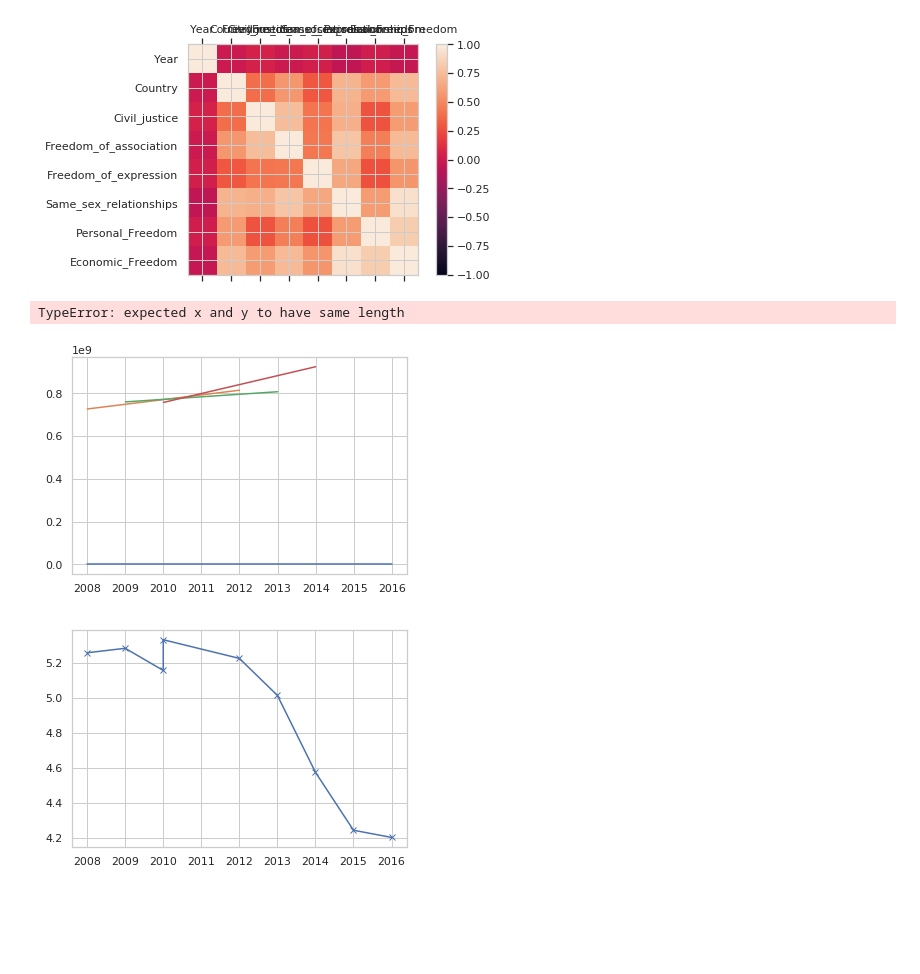
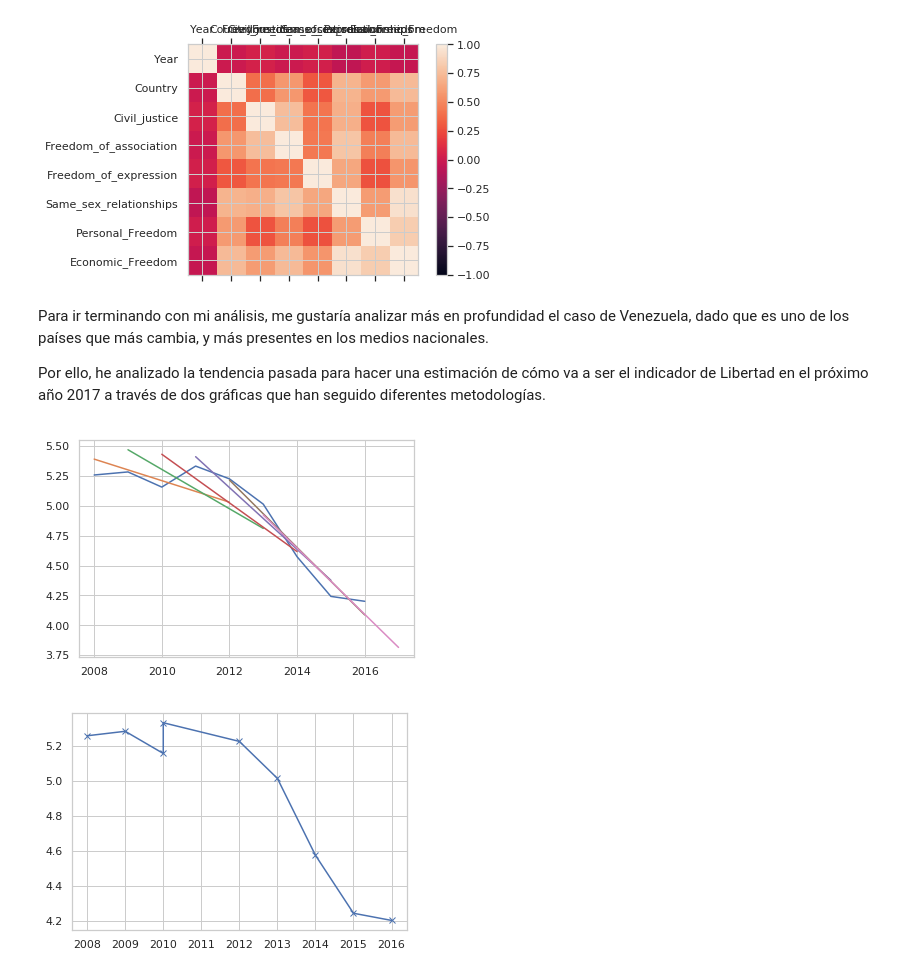
Before and after one commit to alejandroperela/datamad0119, a Jupyter notebook: module-1/pipelines-project/your-code/Code.ipynb, the cells around one changed output. Saved outputs shown, nothing was run; the diff lists cells and outputs as text; code cells hidden in the pictures; blank space fills up the shorter version.

```diff
--- a/module-1/pipelines-project/your-code/Code.ipynb
+++ b/module-1/pipelines-project/your-code/Code.ipynb
@@ -409,45 +433,44 @@ ax.set_yticklabels(data)
 plt.show()
 # %% [output]
 [figure]
+# %% [markdown]
+Para ir terminando con mi análisis, me gustaría analizar más en profundidad el caso de Venezuela, dado que es uno de los países que más cambia, y más presentes en los medios nacionales.
+
+Por ello, he analizado la tendencia pasada para hacer una estimación de cómo va a ser el indicador de Libertad en el próximo año 2017 a través de dos gráficas que han seguido diferentes metodologías.
 # %%
-import pylab
-from numpy import polyfit, poly1d, linspace
-import matplotlib.pyplot as plt
-
-data = [[5.257879, 2008, 12],
+data_plot = [[5.257879, 2008, 12],
         [5.283514, 2009, 12],
         [5.156619, 2010, 12],
         [5.332458, 2011, 12],
         [5.225650, 2012, 12],
         [5.013857, 2013, 12],
         [4.573730, 2014, 12],
         [4.241750, 2015, 12],
         [4.200724, 2016, 12]]
 
-freedom = [i[0] for i in data]
-years = [i[1] for i in data]
+freedom = [i[0] for i in data_plot]
+years = [i[1] for i in data_plot]
 
 plt.plot(years, freedom)
 
 for i in range(0, len(data)-3):
     # interpolate values
     # you can choose for yourself how many point should be taken into account
     # as well as the degree of interpolation (the last variable mentioned)
-    z = polyfit(years[i:i+3],values[i:i+3], 1)
+    z = polyfit(years[i:i+7],freedom[i:i+7], 1)
     p = poly1d(z)
     # extrapolate interpolation by 1
     start_year = years[i]
     end_year = years[i+3] + 1
     # plot values
     x = linspace(start_year, end_year, 10)
 
     y = p(x)
     plt.plot(x, y)
 
 plt.show()
 # %% [output]
-TypeError: expected x and y to have same length
-[figure, old version]
+[figure, new version]
 # %%
 data_year = [2008,2009,2010,2010,2012,2013,2014,2015,2016]
 data_freedom = [5.257879,5.283514,5.156619,5.332458,5.225650,5.013857,4.573730,4.241750,4.200724]
```
Also changed, not shown: parts of 11 cells of this notebook.
